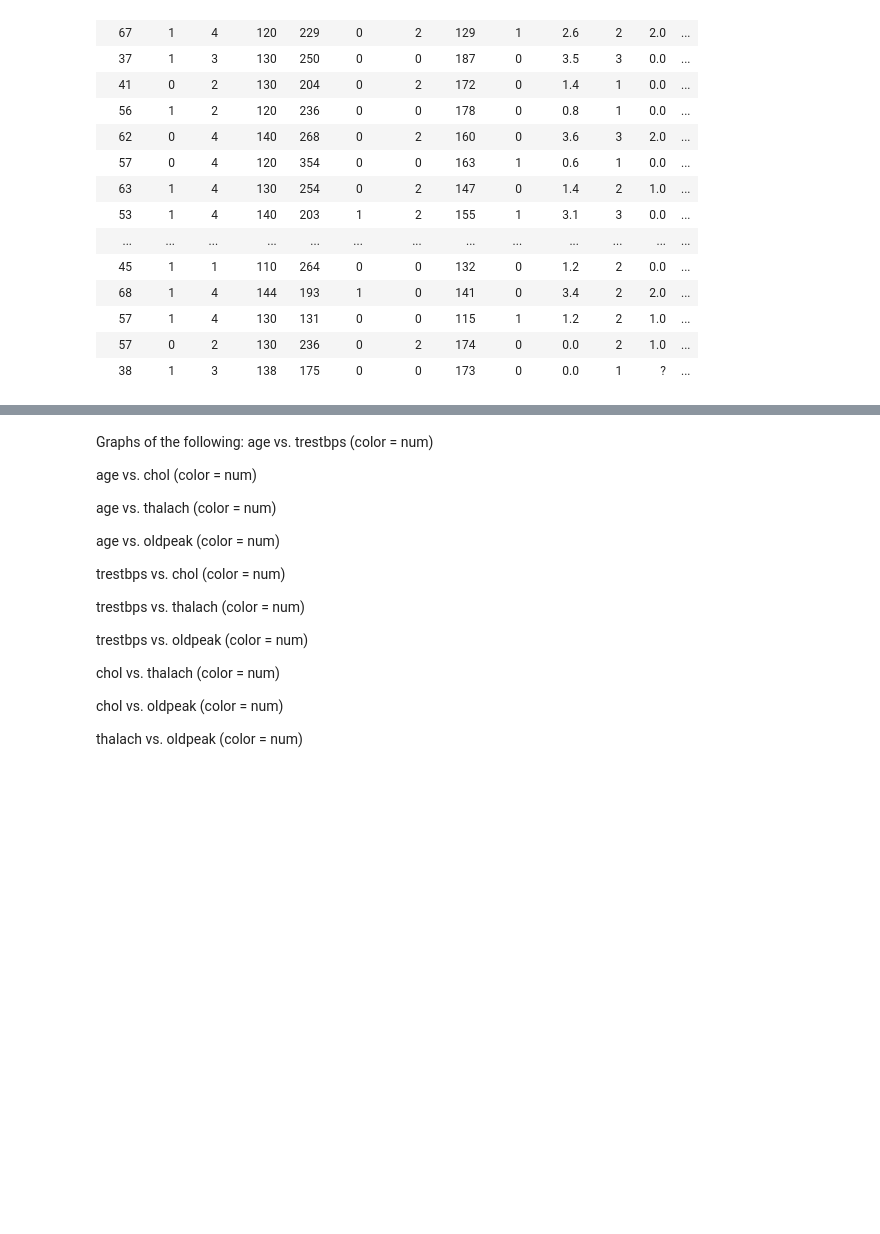
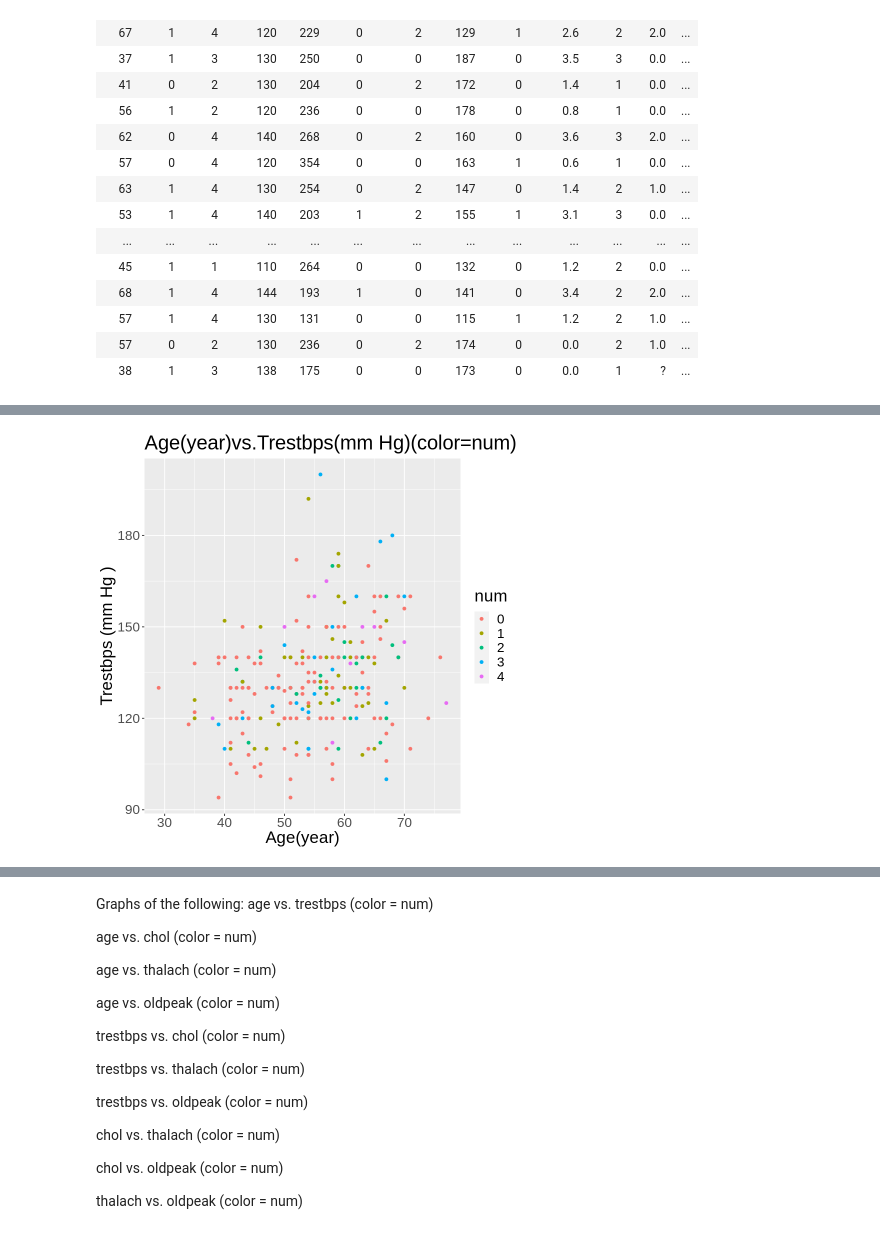
Before and after one commit to duffydu/dsci100-project, a Jupyter notebook: Test.ipynb, the cells around one changed output, grey strips where cells are left out. Drawn from its saved outputs; the diff is of its cells as text; code cells hidden in the pictures; blank space fills up the shorter version.

Commit message:
The first part of graphing
Fighting

```diff
--- a/Test.ipynb
+++ b/Test.ipynb
@@ -65,6 +70,7 @@ cleveland_data <- read_csv("data/processed.cleveland.data",
                                          "ca",
                                          "thal",
                                          "num"))
+cleveland_data$num <- as.factor(cleveland_data$num)
 cleveland_data
 # %% [output]
 Parsed with column specification:
@@ -105,0 +152,5 @@ A spec_tbl_df: 303 × 14
+# %%
+#We select all the numerical column and the num column
+cleveland_data2 <- cleveland_data%>%
+select(age,trestbps,chol,thalach,oldpeak,num)
+cleveland_data2
@@ -105,0 +177,6 @@ A spec_tbl_df: 303 × 14
+# %%
+#split the data into trainning and testing
+set.seed(2344)
+cleveland_data_split<- initial_split(cleveland_data2, prop = 0.75, strata = num)
+cleveland_data_train<- training(cleveland_data_split)
+cleveland_data_test<- testing(cleveland_data_split)
@@ -105,0 +185,11 @@ A spec_tbl_df: 303 × 14
+# %%
+age_and_trestbps_plot <- ggplot(cleveland_data_train, aes(x = age, y = trestbps, color= num)) +
+    geom_point() +
+    xlab("Age(year)") +
+    ylab("Trestbps (mm Hg )") +
+    labs(color = "num") +
+    theme(text = element_text(size = 20))+
+    ggtitle("Age(year)vs.Trestbps(mm Hg)(color=num)")
+age_and_trestbps_plot
+# %% [output]
+[figure, added]
```
Also changed, not shown: parts of 30 cells of this notebook.
